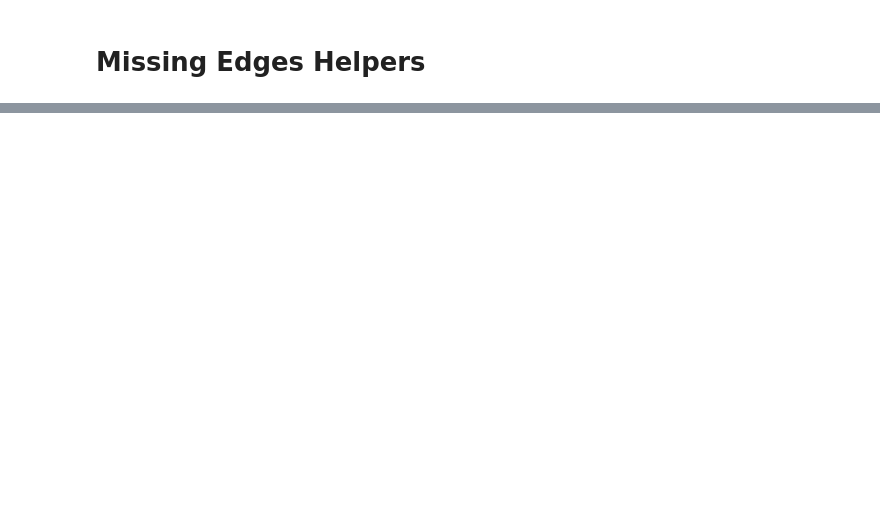
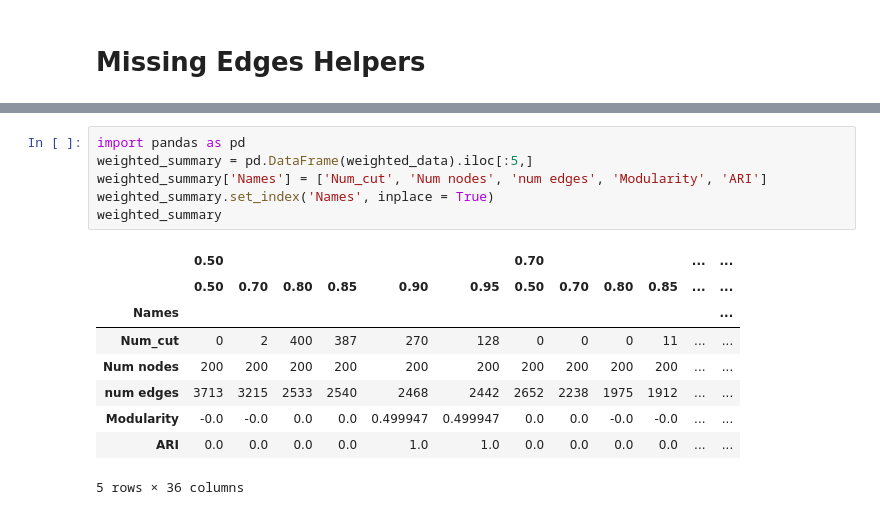
Before and after one commit to jofu-tofu/Research, a Jupyter notebook: Ricci_Curvature_Research.ipynb, the cells around one changed output, grey strips where cells are left out. Cells and saved outputs as stored; diff of their text form; blank space fills up the shorter version.

```diff
--- a/Ricci_Curvature_Research.ipynb
+++ b/Ricci_Curvature_Research.ipynb
@@ -244,0 +368,16 @@ def block_model_with_edge_removal(block_sizes, prob_matrix, p = 0, method="unifo
+# %%
+import pandas as pd
+weighted_summary = pd.DataFrame(weighted_data).iloc[:5,]
+weighted_summary['Names'] = ['Num_cut', 'Num nodes', 'num edges', 'Modularity', 'ARI']
+weighted_summary.set_index('Names', inplace = True)
+weighted_summary
+# %% [output]
+|  | 0.50 |  |  |  |  |  | 0.70 |  |  |  | ... | ... |
+|  | 0.50 | 0.70 | 0.80 | 0.85 | 0.90 | 0.95 | 0.50 | 0.70 | 0.80 | 0.85 | ... | ... |
+| Names |  |  |  |  |  |  |  |  |  |  |  | ... |
+| Num_cut | 0 | 2 | 400 | 387 | 270 | 128 | 0 | 0 | 0 | 11 | ... | ... |
+| Num nodes | 200 | 200 | 200 | 200 | 200 | 200 | 200 | 200 | 200 | 200 | ... | ... |
+| num edges | 3713 | 3215 | 2533 | 2540 | 2468 | 2442 | 2652 | 2238 | 1975 | 1912 | ... | ... |
+| Modularity | -0.0 | -0.0 | 0.0 | 0.0 | 0.499947 | 0.499947 | 0.0 | 0.0 | -0.0 | -0.0 | ... | ... |
+| ARI | 0.0 | 0.0 | 0.0 | 0.0 | 1.0 | 1.0 | 0.0 | 0.0 | 0.0 | 0.0 | ... | ... |
+5 rows × 36 columns
```
Also changed, not shown: parts of 11 cells of this notebook.
